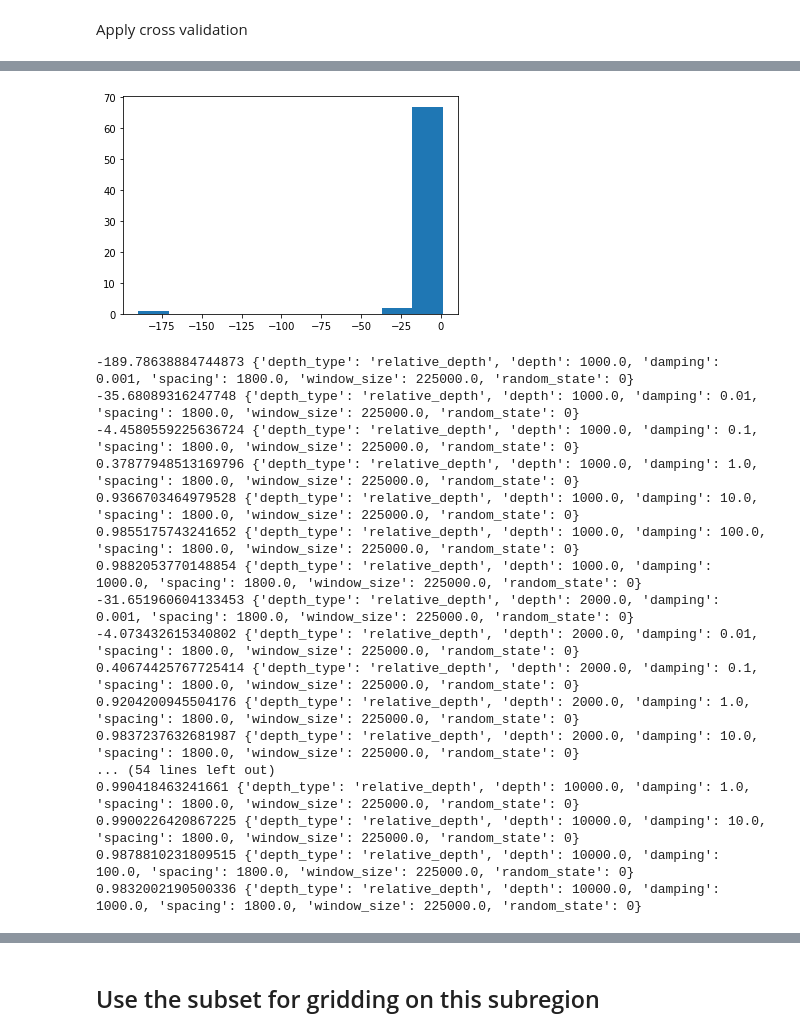
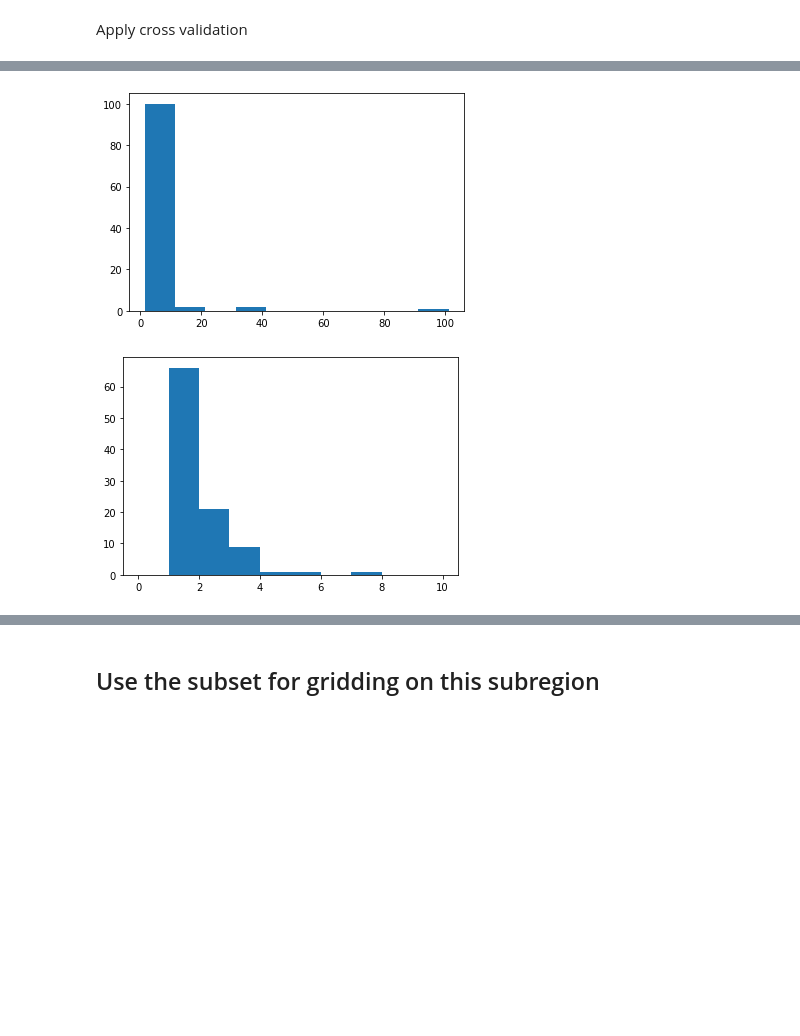
Before and after one commit to compgeolab/eql-gradient-boosted, a Jupyter notebook: notebooks/11-grid_australia_gravity.ipynb, the cells around one changed output, grey strips where cells are left out. Cells and saved outputs as stored; diff of their text form; code cells hidden in the pictures; blank space fills up the shorter version.

```diff
--- a/notebooks/11-grid_australia_gravity.ipynb
+++ b/notebooks/11-grid_australia_gravity.ipynb
@@ -227,10 +359,10 @@ smaller_region = (
     northing_0 + northing_size,
 )
 
-inside = vd.inside(proj_coordinates, region=smaller_region)
-proj_coords_cv = tuple(c[inside] for c in proj_coordinates)
-disturbance_cv = disturbance[inside]
-
-print(f"Number of data points for CV: {proj_coords_cv[0].size}")
-print(f"Small region: {vd.get_region(proj_coords_cv)}")
+inside = vd.inside(
+    (data.easting.values, data.northing.values),
+    region=smaller_region,
+)
+small_data = data.isel(point=inside)
+small_data
 # %% [output]
@@ -249,8 +400,8 @@ Define parameters space
 # %%
 depth_type = "relative_depth"
 random_state = 0
-dampings = np.logspace(-3, 3, 7)
-depths = np.linspace(1e3, 10e3, 10)
+dampings = np.logspace(-2, 4, 7)
+depths = np.linspace(1e3, 15e3, 15)
 
 # Combine these parameters
 parameter_sets = combine_parameters(
@@ -270,29 +421,41 @@ Number of combinations: 70
 Apply cross validation
 # %%
 %%time
-cv = vd.BlockKFold(spacing=5e3, n_splits=6, shuffle=True, random_state=0)
+cv = KFold(n_splits=6, shuffle=True, random_state=0)
 
+coordinates = (
+    small_data.easting.values,
+    small_data.northing.values,
+    small_data.height.values,
+)
+disturbance = small_data.disturbance.values
+
+# Apply CV for each set of parameters
 scores, scores_std = [], []
 for parameters in parameter_sets:
-    points = block_averaged_sources(proj_coords_cv, **parameters)
+    # Define EQL with custom sources
+    points = block_averaged_sources(coordinates, **parameters)
     eql = EQLHarmonicBoost(
         points=points,
         damping=parameters["damping"],
         window_size=parameters["window_size"],
         random_state=parameters["random_state"],
     )
+
+    # Score the interpolation (and track computation time)
     start = time.time()
     scores_i = vd.cross_val_score(
         eql,
-        proj_coords_cv,
-        disturbance_cv,
+        coordinates,
+        disturbance,
         cv=cv,
+        scoring="neg_root_mean_squared_error",
     )
     end = time.time()
-    score = np.mean(scores_i)
-    score_std = np.std(scores_i)
+    score = np.mean(-scores_i) # compute RMS by placing a minus
+    score_std = np.std(-scores_i)
     print(
-        "Last CV took: {:.0f}s. Score: {:.3f}. Score std: {:.6f}".format(
+        "Last CV took: {:.0f}s. RMS: {:.3f}. RMSs std: {:.6f}".format(
             end - start, score, score_std
         )
     )
@@ -319,26 +482,9 @@ Wall time: 50min 40s
 # %%
 plt.hist(scores)
 plt.show()
+
+plt.hist(scores, range=(0, 10))
+plt.show()
 # %% [output]
-[figure, old version]
+[figure, new version]
+[figure, added]
-# %%
-for score, param in zip(scores, parameter_sets):
-    print(score, param)
-# %% [output]
--189.78638884744873 {'depth_type': 'relative_depth', 'depth': 1000.0, 'damping': 0.001, 'spacing': 1800.0, 'window_size': 225000.0, 'random_state': 0}
--35.68089316247748 {'depth_type': 'relative_depth', 'depth': 1000.0, 'damping': 0.01, 'spacing': 1800.0, 'window_size': 225000.0, 'random_state': 0}
--4.4580559225636724 {'depth_type': 'relative_depth', 'depth': 1000.0, 'damping': 0.1, 'spacing': 1800.0, 'window_size': 225000.0, 'random_state': 0}
-0.37877948513169796 {'depth_type': 'relative_depth', 'depth': 1000.0, 'damping': 1.0, 'spacing': 1800.0, 'window_size': 225000.0, 'random_state': 0}
-0.9366703464979528 {'depth_type': 'relative_depth', 'depth': 1000.0, 'damping': 10.0, 'spacing': 1800.0, 'window_size': 225000.0, 'random_state': 0}
-0.9855175743241652 {'depth_type': 'relative_depth', 'depth': 1000.0, 'damping': 100.0, 'spacing': 1800.0, 'window_size': 225000.0, 'random_state': 0}
-0.9882053770148854 {'depth_type': 'relative_depth', 'depth': 1000.0, 'damping': 1000.0, 'spacing': 1800.0, 'window_size': 225000.0, 'random_state': 0}
--31.651960604133453 {'depth_type': 'relative_depth', 'depth': 2000.0, 'damping': 0.001, 'spacing': 1800.0, 'window_size': 225000.0, 'random_state': 0}
--4.073432615340802 {'depth_type': 'relative_depth', 'depth': 2000.0, 'damping': 0.01, 'spacing': 1800.0, 'window_size': 225000.0, 'random_state': 0}
-0.40674425767725414 {'depth_type': 'relative_depth', 'depth': 2000.0, 'damping': 0.1, 'spacing': 1800.0, 'window_size': 225000.0, 'random_state': 0}
-0.9204200945504176 {'depth_type': 'relative_depth', 'depth': 2000.0, 'damping': 1.0, 'spacing': 1800.0, 'window_size': 225000.0, 'random_state': 0}
-0.9837237632681987 {'depth_type': 'relative_depth', 'depth': 2000.0, 'damping': 10.0, 'spacing': 1800.0, 'window_size': 225000.0, 'random_state': 0}
-... (54 lines left out)
-0.990418463241661 {'depth_type': 'relative_depth', 'depth': 10000.0, 'damping': 1.0, 'spacing': 1800.0, 'window_size': 225000.0, 'random_state': 0}
-0.9900226420867225 {'depth_type': 'relative_depth', 'depth': 10000.0, 'damping': 10.0, 'spacing': 1800.0, 'window_size': 225000.0, 'random_state': 0}
-0.9878810231809515 {'depth_type': 'relative_depth', 'depth': 10000.0, 'damping': 100.0, 'spacing': 1800.0, 'window_size': 225000.0, 'random_state': 0}
-0.9832002190500336 {'depth_type': 'relative_depth', 'depth': 10000.0, 'damping': 1000.0, 'spacing': 1800.0, 'window_size': 225000.0, 'random_state': 0}
```
Also changed, not shown: parts of 77 cells of this notebook, 27 other files.
